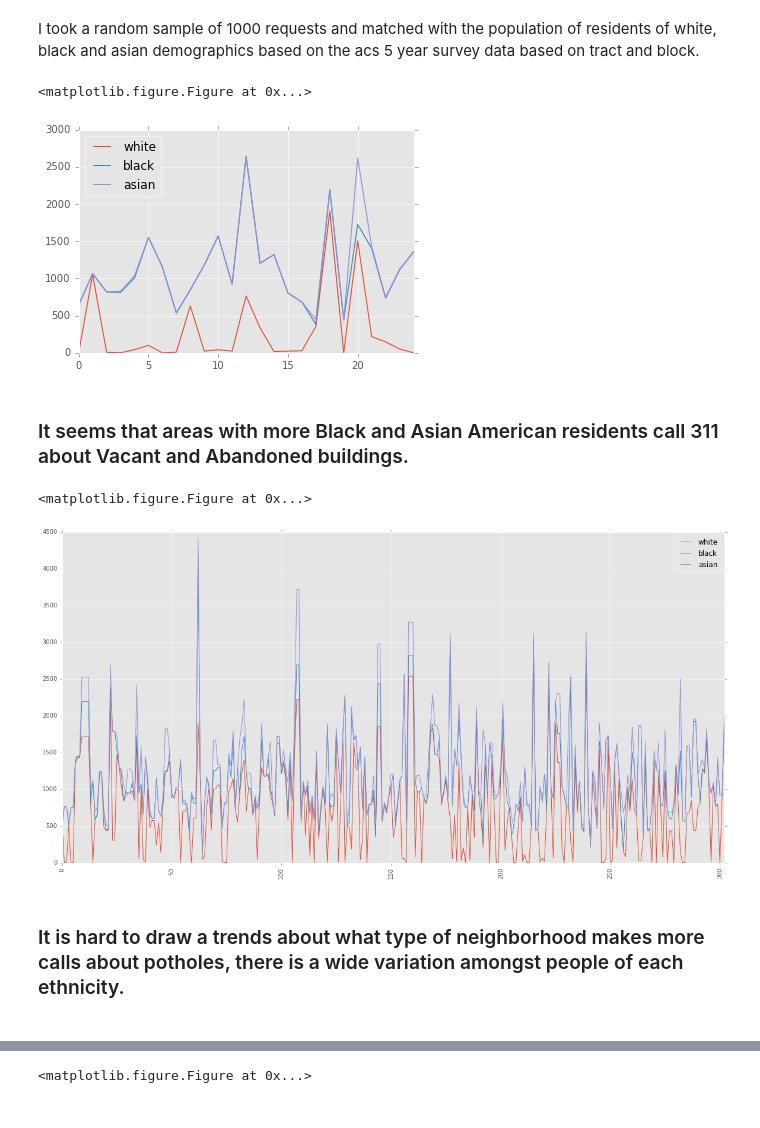
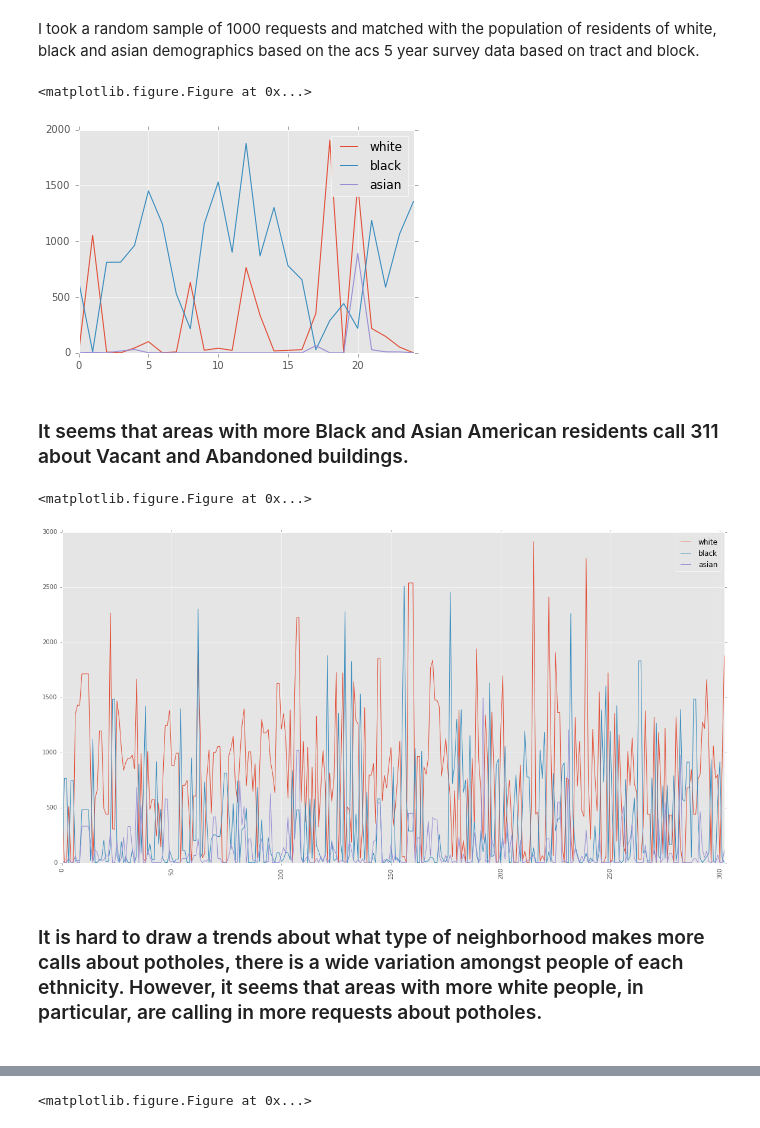
Before and after one commit to Aycrazy/capp30254, a Jupyter notebook: hws/ML_Diagnostic (1).ipynb, the cells around one changed output, grey strips where cells are left out. Cells and saved outputs as stored; diff of their text form; code cells hidden in the pictures.

```diff
--- a/hws/ML_Diagnostic (1).ipynb
+++ b/hws/ML_Diagnostic (1).ipynb
@@ -356,24 +356,24 @@ I took a random sample of 1000 requests and matched with the population of resid
 #is_vacant = merge_chicago_rand['type_of_service_request'] == "Vacant/Abandoned Building"
 vacant = sub_vac(merge_chicago_rand)
 plt.figure()
-vacant[['white','black','asian']].astype(float).reset_index(drop=True).plot(kind='line',stacked=True)
+vacant[['white','black','asian']].astype(float).reset_index(drop=True).plot(kind='line')
 plt.show()
 # %% [output]
 <matplotlib.figure.Figure at 0x...>
-[figure, old version]
+[figure, new version]
 # %% [markdown]
 <h3>It seems that areas with more Black and Asian American residents call 311 about Vacant and Abandoned buildings.</h3>
 # %%
 is_pot = merge_chicago_rand['type_of_service_request'] == "Pothole in Street"
 pothole = merge_chicago_rand[is_pot]
 plt.figure()
-pothole[['white','black','asian']].astype(float).reset_index(drop=True).plot(kind='line',stacked=True,fontsize=10,rot=90, figsize =(20,10) )
+pothole[['white','black','asian']].astype(float).reset_index(drop=True).plot(kind='line',fontsize=10,rot=90, figsize =(20,10) )
 plt.show()
 # %% [output]
 <matplotlib.figure.Figure at 0x...>
-[figure, old version]
+[figure, new version]
 # %% [markdown]
-<h3> It is hard to draw a trends about what type of neighborhood makes more calls about potholes, there is a wide variation amongst people of each ethnicity.<h3>
+<h3> It is hard to draw a trends about what type of neighborhood makes more calls about potholes, there is a wide variation amongst people of each ethnicity.  However, it seems that areas with more white people, in particular, are calling in more requests about potholes.<h3>
 # %%
 #is_san = merge_chicago_rand['type_of_service_request'] == "Sanitation Code Violation"
 sanitation = sub_san(merge_chicago_rand)
```
Also changed, not shown: parts of 3 cells of this notebook.
